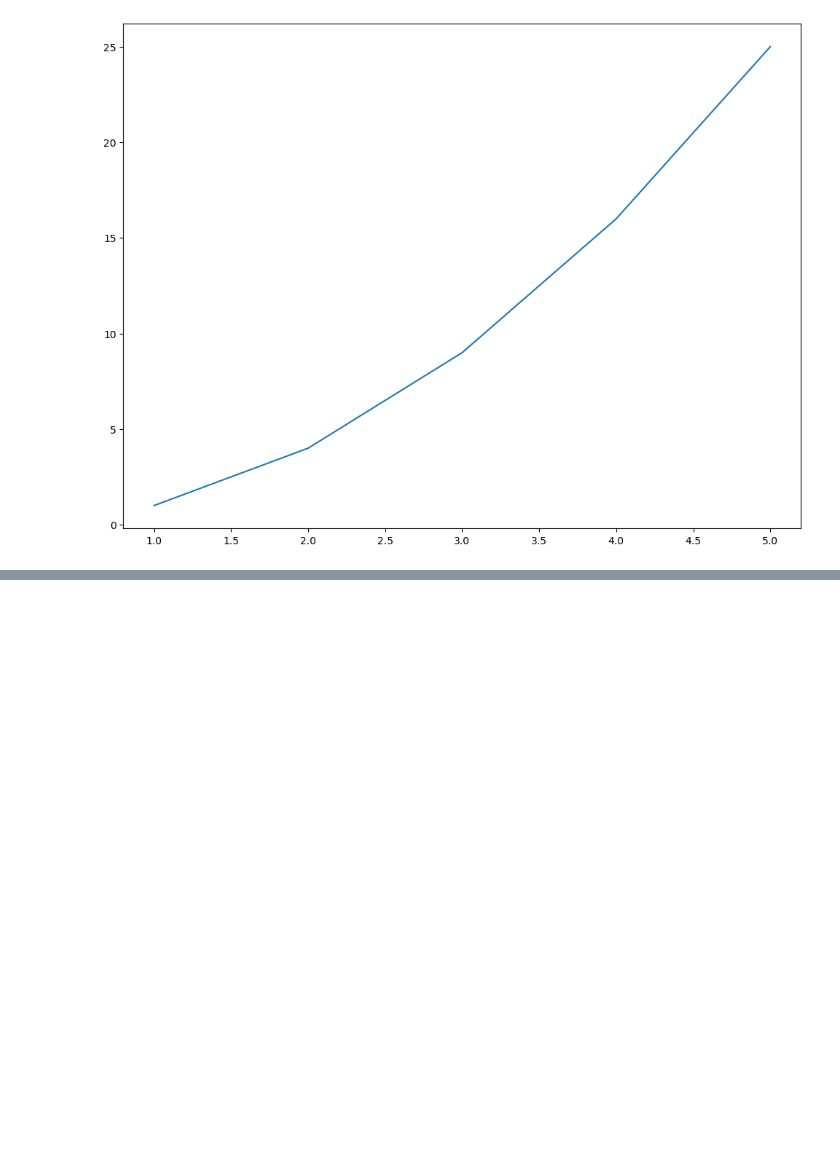
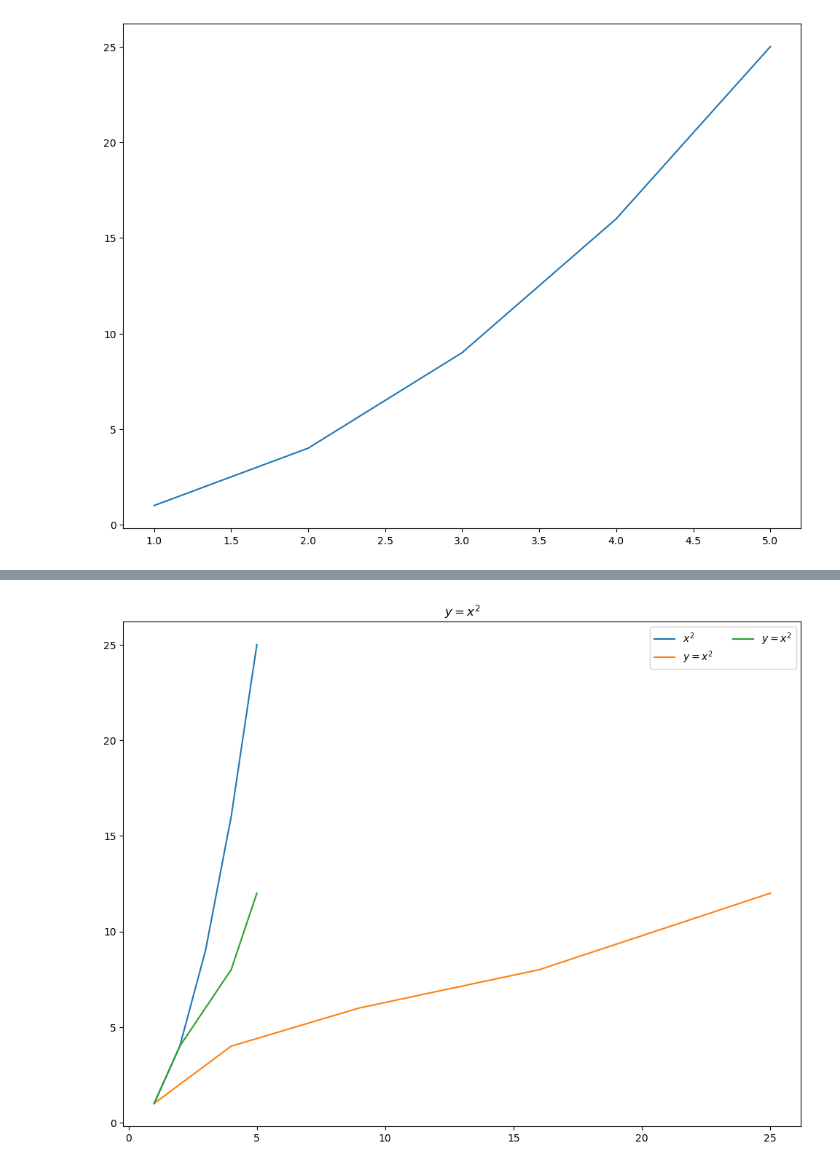
Before and after one commit to gehad-Ahmed30/Data-Analysis, a Jupyter notebook: Pandas/Visualization.ipynb, the cells around one changed output, grey strips where cells are left out. Saved outputs shown, nothing was run; the diff lists cells and outputs as text; code cells hidden in the pictures; blank space fills up the shorter version.

```diff
--- a/Pandas/Visualization.ipynb
+++ b/Pandas/Visualization.ipynb
@@ -358,0 +381,13 @@ plt.show()
+# %%
+x = [1,2,3,4,5]
+y = [1,4,9,16,25]
+z = [1,4,6,8,12]
+plt.title(r"$y=x^2$")
+plt.plot(x,y,label=r"$x^2$")
+plt.plot(y,z, label =r"$y= x^2$" )
+plt.plot(x,z, label =r"$y= x^2$" )
+plt.legend(ncol=2)
+plt.plot()
+plt.show()
+# %% [output]
+[figure, added]
```
Also changed, not shown: parts of 14 cells of this notebook, 1 other file.
